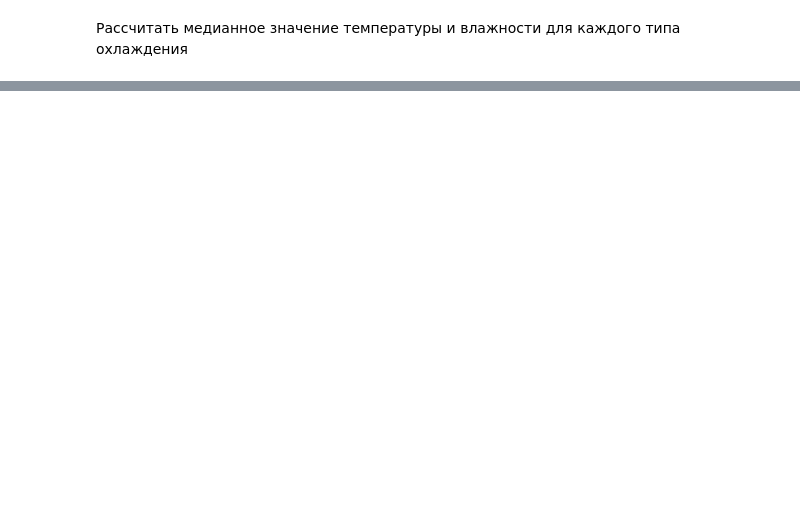
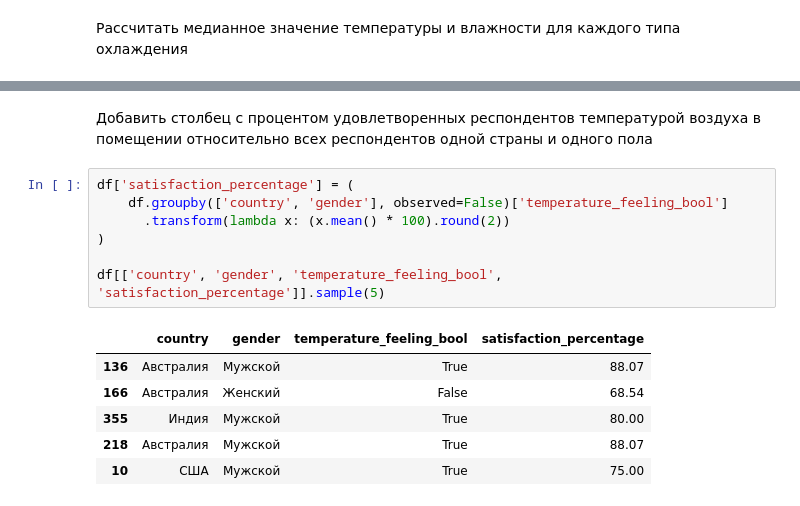
Before and after one commit to VladSunny/YLDA-Climate, a Jupyter notebook: Vlad/CalculationsResearch.ipynb, the cells around one changed output, grey strips where cells are left out. Drawn from its saved outputs; the diff is of its cells as text; blank space fills up the shorter version.

```diff
--- a/Vlad/CalculationsResearch.ipynb
+++ b/Vlad/CalculationsResearch.ipynb
@@ -203,0 +255,16 @@ avarage_comf_temp_df
+# %% [markdown]
+Добавить столбец с процентом удовлетворенных респондентов температурой воздуха в помещении относительно всех респондентов одной страны и одного пола
+# %%
+df['satisfaction_percentage'] = (
+    df.groupby(['country', 'gender'], observed=False)['temperature_feeling_bool']
+      .transform(lambda x: (x.mean() * 100).round(2))
+)
+
+df[['country', 'gender', 'temperature_feeling_bool', 'satisfaction_percentage']].sample(5)
+# %% [output]
+|  | country | gender | temperature_feeling_bool | satisfaction_percentage |
+| 136 | Австралия | Мужской | True | 88.07 |
+| 166 | Австралия | Женский | False | 68.54 |
+| 355 | Индия | Мужской | True | 80.00 |
+| 218 | Австралия | Мужской | True | 88.07 |
+| 10 | США | Мужской | True | 75.00 |
```
Also changed, not shown: parts of 20 cells of this notebook.
